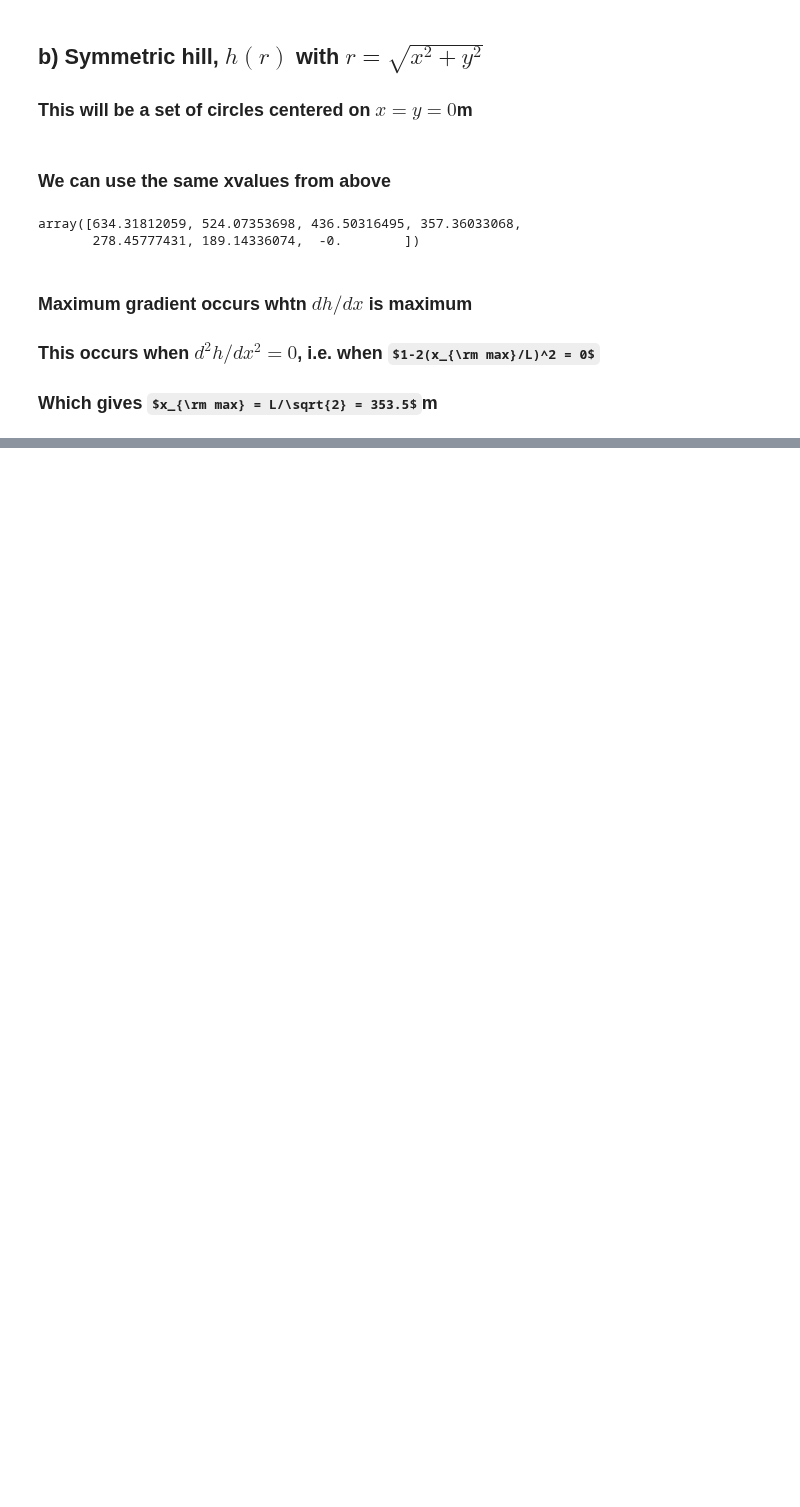
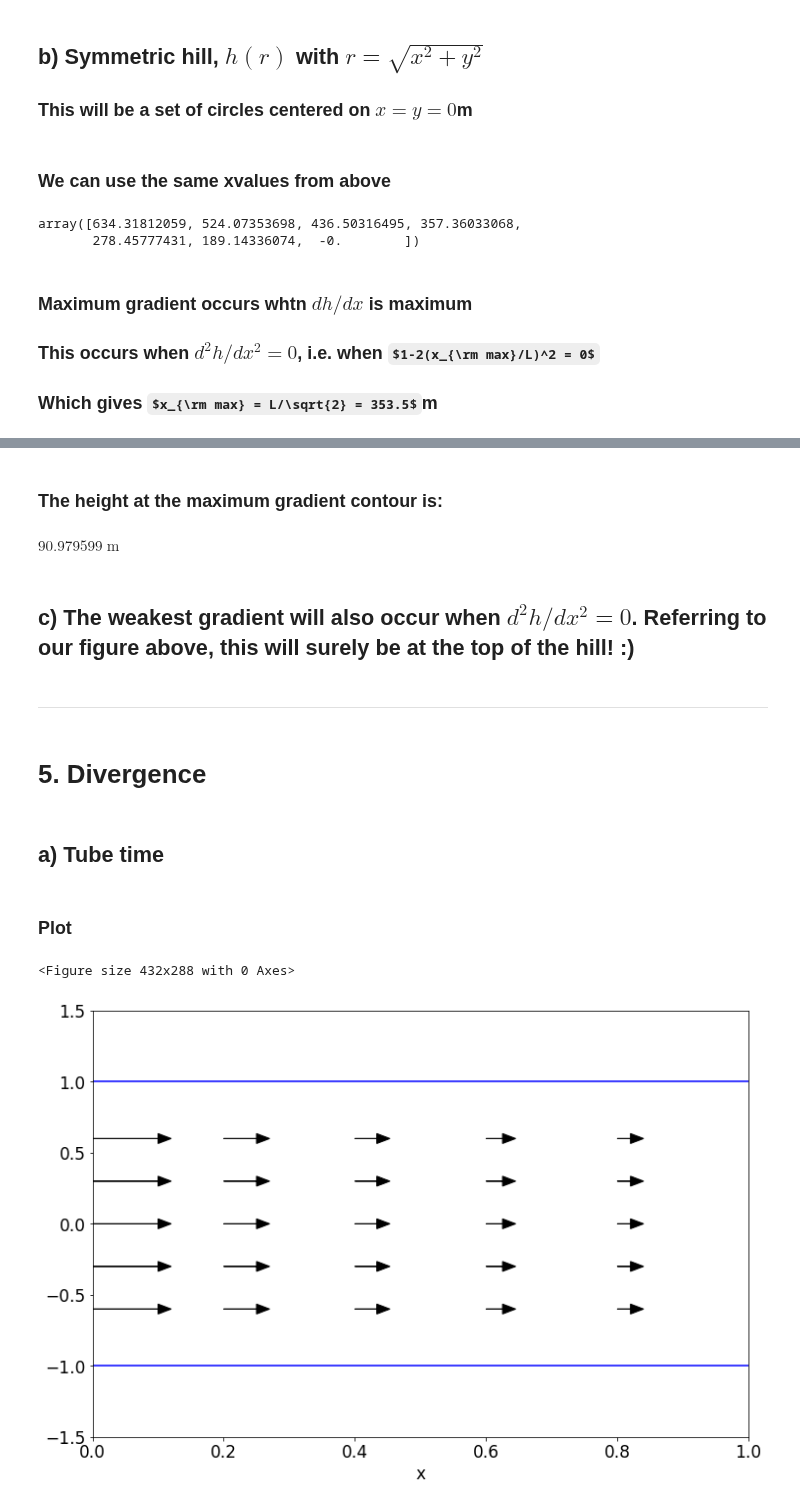
Before and after one commit to profxj/ocea200, a Jupyter notebook: hw/2/HWSET_2.ipynb, the cells around one changed output, grey strips where cells are left out. Drawn from its saved outputs; the diff is of its cells as text; code cells hidden in the pictures; some formulas as TeX source; blank space fills up the shorter version.

```diff
--- a/hw/2/HWSET_2.ipynb
+++ b/hw/2/HWSET_2.ipynb
@@ -260,0 +267,38 @@ set_fontsize(ax, 17)
+# %% [markdown]
+### The height at the maximum gradient contour is:
+# %%
+h(500./np.sqrt(2)) * units.m
+# %% [output]
+$90.979599 \; \mathrm{m}$
+# %% [markdown]
+## c) The weakest gradient will also occur when $d^2h/dx^2 = 0$.  Referring to our figure above, this will surely be at the top of the hill! :)
+# %% [markdown]
+----
+# %% [markdown]
+# 5. Divergence
+# %% [markdown]
+## a) Tube time
+# %% [markdown]
+### Plot
+# %%
+plt.clf()
+fig = plt.figure(figsize=(12, 8))
+ax = plt.gca()
+# Make a tube
+ax.axhline(1., color='b')
+ax.axhline(-1., color='b')
+# Arrows
+for kk,x in enumerate([0., 0.2, 0.4, 0.6, 0.8]):
+    for y in [-0.6, -0.3, 0., 0.3, 0.6]:
+        ax.arrow(x, y, 0.1/(kk+1), 0., head_width=0.07, head_length=0.02, fc='k', ec='k')
+
+ax.set_xlabel('x')
+#ax.set_ylabel('y (N/S) [m]')
+ax.set_xlim(0, 1.)
+ax.set_ylim(-1.5, 1.5)
+
+set_fontsize(ax, 17)
+plt.show()
+# %% [output]
+<Figure size 432x288 with 0 Axes>
+[figure, added]
```
Also changed, not shown: parts of 12 cells of this notebook.
